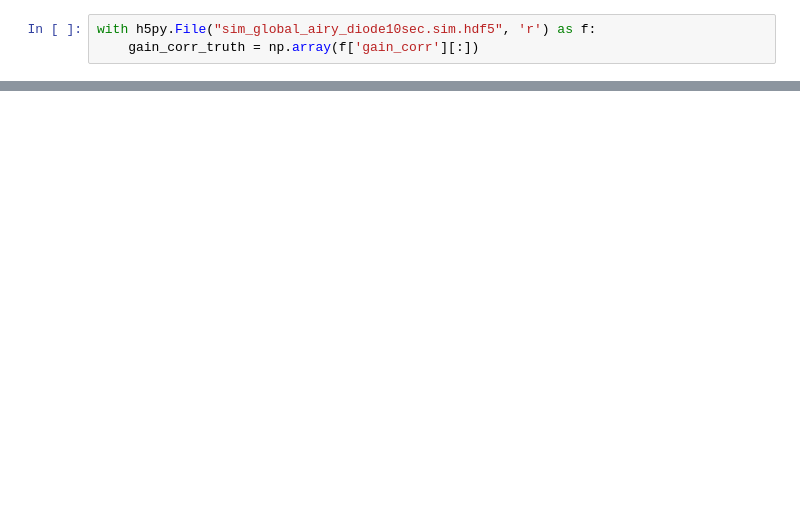
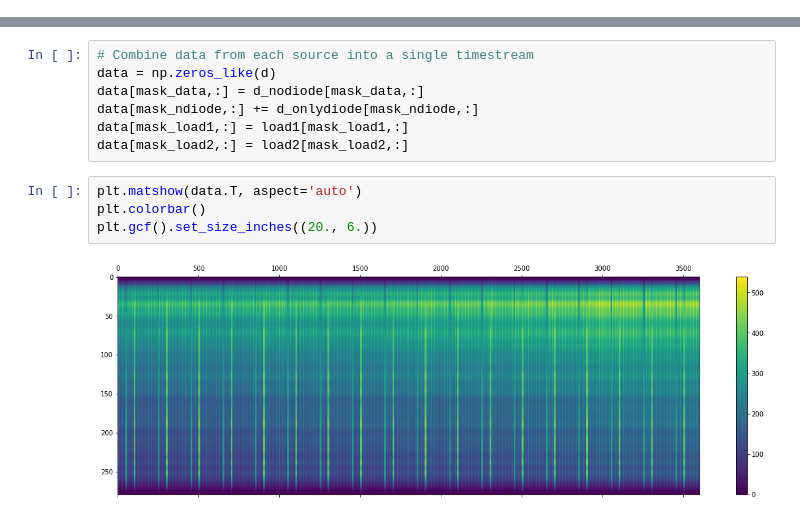
Before and after one commit to hughbg/rhino-sim, a Jupyter notebook: Global_signal_calibration.ipynb, the cells around one changed output, grey strips where cells are left out. Cells and saved outputs as stored; diff of their text form; blank space fills up the shorter version.

```diff
--- a/Global_signal_calibration.ipynb
+++ b/Global_signal_calibration.ipynb
@@ -283,3 +0,0 @@ plt.gcf().set_size_inches((14., 5.))
-# %%
-with h5py.File("sim_global_airy_diode10sec.sim.hdf5", 'r') as f:
-    gain_corr_truth = np.array(f['gain_corr'][:])
@@ -440,0 +159,13 @@ plt.tick_params(which='both', labelsize=13)
+# %%
+# Combine data from each source into a single timestream
+data = np.zeros_like(d)
+data[mask_data,:] = d_nodiode[mask_data,:]
+data[mask_ndiode,:] += d_onlydiode[mask_ndiode,:]
+data[mask_load1,:] = load1[mask_load1,:]
+data[mask_load2,:] = load2[mask_load2,:]
+# %%
+plt.matshow(data.T, aspect='auto')
+plt.colorbar()
+plt.gcf().set_size_inches((20., 6.))
+# %% [output]
+[figure, added]
```
Also changed, not shown: parts of 60 cells of this notebook.
